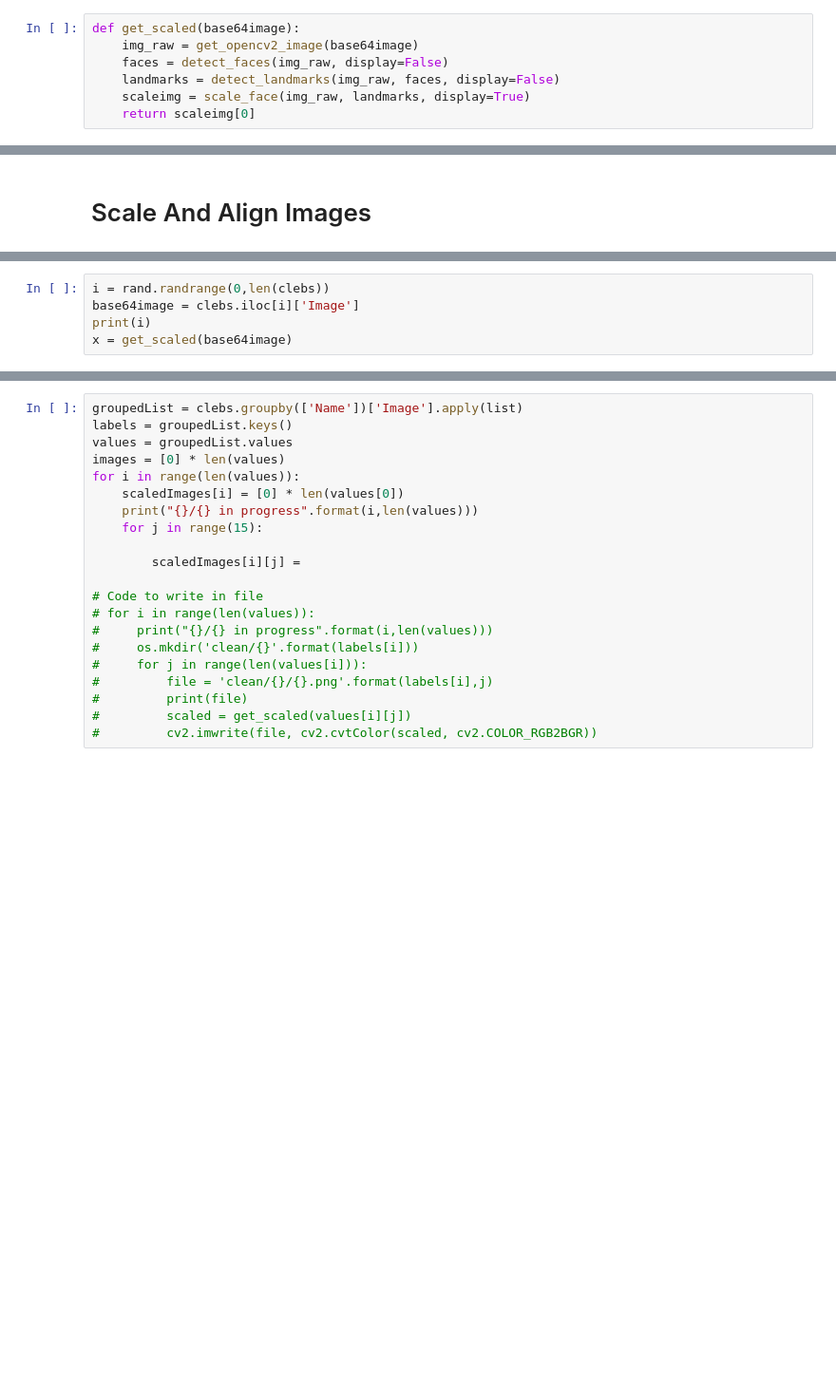
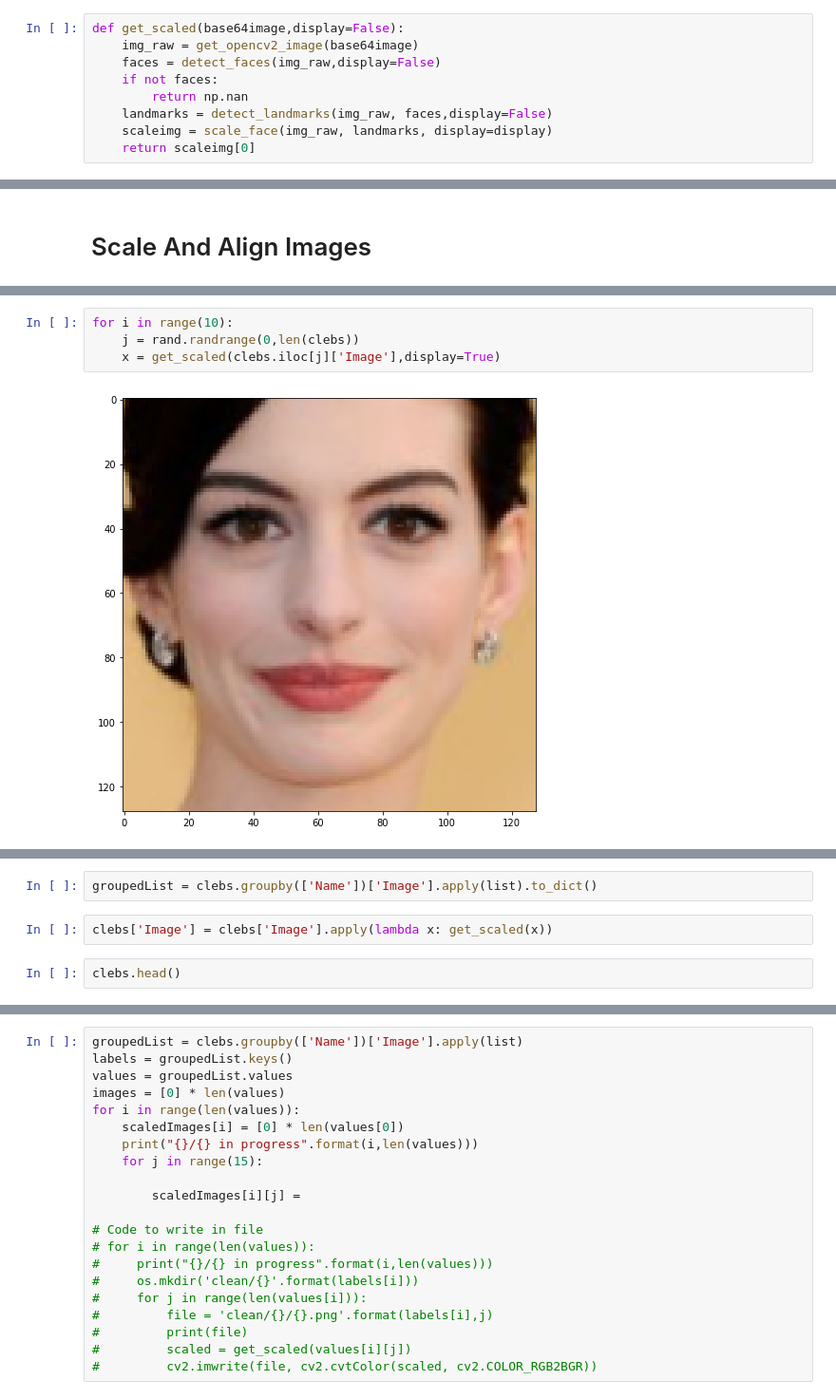
Before and after one commit to NihPat95/Face-Recognition, a Jupyter notebook: FaceRecognition.ipynb, the cells around one changed output, grey strips where cells are left out. Shown at 95% size. Cells and saved outputs as stored; diff of their text form; blank space fills up the shorter version.

```diff
--- a/FaceRecognition.ipynb
+++ b/FaceRecognition.ipynb
@@ -128,11 +138,13 @@ def scale_face(image, landmarks, display=True):
             plt.imshow(convertToRGB(x))
     return img
 # %%
-def get_scaled(base64image):
+def get_scaled(base64image,display=False):
     img_raw = get_opencv2_image(base64image)
-    faces = detect_faces(img_raw, display=False)
-    landmarks = detect_landmarks(img_raw, faces, display=False)
-    scaleimg = scale_face(img_raw, landmarks, display=True)
+    faces = detect_faces(img_raw,display=False)
+    if not faces:
+        return np.nan
+    landmarks = detect_landmarks(img_raw, faces,display=False)
+    scaleimg = scale_face(img_raw, landmarks, display=display)
     return scaleimg[0]
 # %% [markdown]
 ### Detect Faces
@@ -158,5 +170,6 @@ scaleimg = scale_face(img_raw, landmarks, display=True)
 # %%
-i = rand.randrange(0,len(clebs))
-base64image = clebs.iloc[i]['Image']
-print(i)
-x = get_scaled(base64image)
+for i in range(10):
+    j = rand.randrange(0,len(clebs))
+    x = get_scaled(clebs.iloc[j]['Image'],display=True)
+# %% [output]
+[figure, added]
@@ -162,0 +185,6 @@ x = get_scaled(base64image)
+# %%
+groupedList = clebs.groupby(['Name'])['Image'].apply(list).to_dict()
+# %%
+clebs['Image'] = clebs['Image'].apply(lambda x: get_scaled(x))
+# %%
+clebs.head()
```
Also changed, not shown: parts of 9 cells of this notebook.
